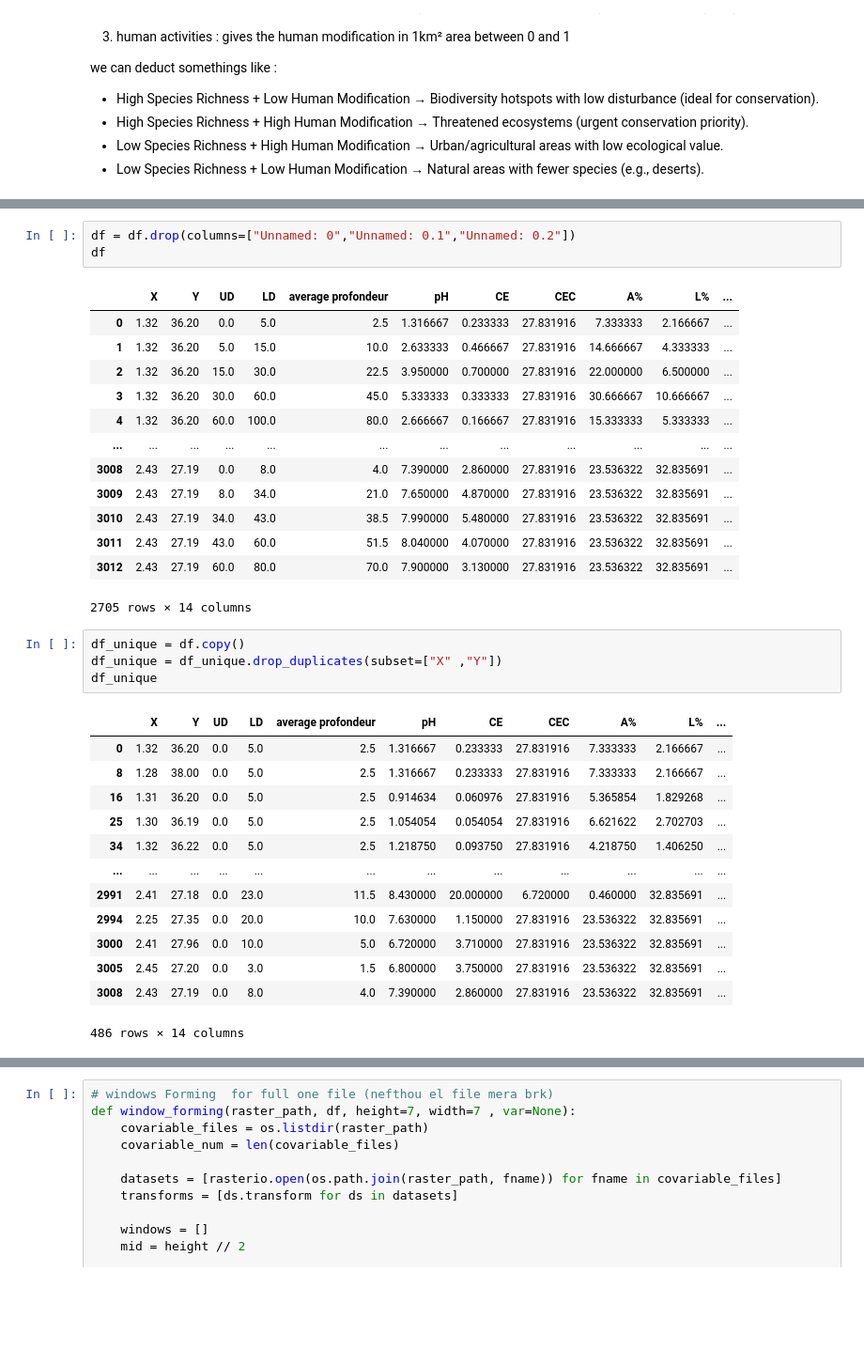
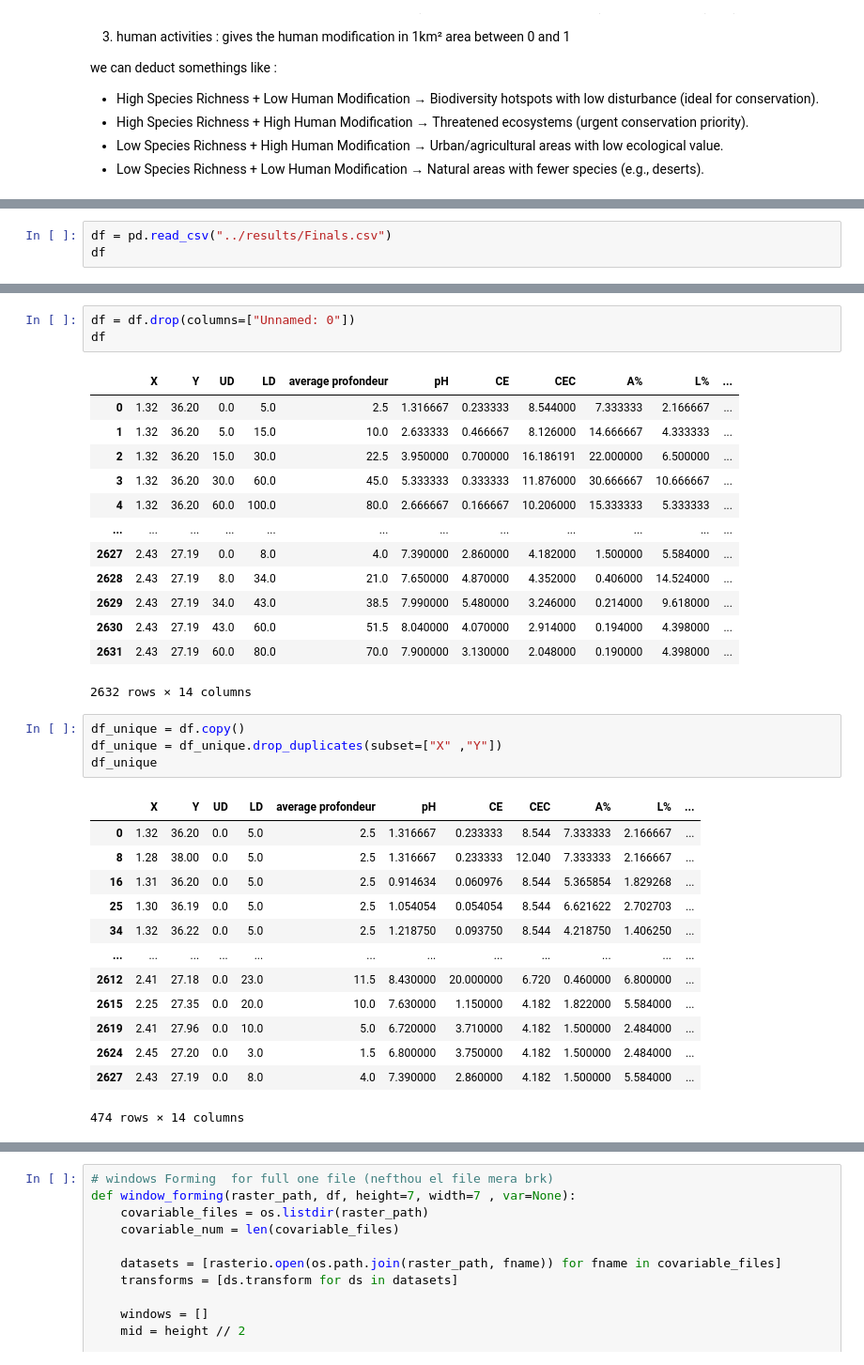
Before and after one commit to adiloucode/Quantum_Multitask_CNN_for_Digital_Soil_Mapping, a Jupyter notebook: Processing/dataReader.ipynb, the cells around one changed output, grey strips where cells are left out. Shown: that part at 94% size. Drawn from its saved outputs; the diff is of its cells as text; blank space fills up the shorter version.

```diff
--- a/Processing/dataReader.ipynb
+++ b/Processing/dataReader.ipynb
@@ -47,0 +23,3 @@ memory usage: 380.4 KB
+# %%
+df = pd.read_csv("../results/Finals.csv")
+df
@@ -48,36 +40,36 @@ memory usage: 380.4 KB
 # %%
-df = df.drop(columns=["Unnamed: 0","Unnamed: 0.1","Unnamed: 0.2"])
+df = df.drop(columns=["Unnamed: 0"])
 df
 # %% [output]
 |  | X | Y | UD | LD | average profondeur | pH | CE | CEC | A% | L% | ... |
-| 0 | 1.32 | 36.20 | 0.0 | 5.0 | 2.5 | 1.316667 | 0.233333 | 27.831916 | 7.333333 | 2.166667 | ... |
-| 1 | 1.32 | 36.20 | 5.0 | 15.0 | 10.0 | 2.633333 | 0.466667 | 27.831916 | 14.666667 | 4.333333 | ... |
-| 2 | 1.32 | 36.20 | 15.0 | 30.0 | 22.5 | 3.950000 | 0.700000 | 27.831916 | 22.000000 | 6.500000 | ... |
-| 3 | 1.32 | 36.20 | 30.0 | 60.0 | 45.0 | 5.333333 | 0.333333 | 27.831916 | 30.666667 | 10.666667 | ... |
-| 4 | 1.32 | 36.20 | 60.0 | 100.0 | 80.0 | 2.666667 | 0.166667 | 27.831916 | 15.333333 | 5.333333 | ... |
+| 0 | 1.32 | 36.20 | 0.0 | 5.0 | 2.5 | 1.316667 | 0.233333 | 8.544000 | 7.333333 | 2.166667 | ... |
+| 1 | 1.32 | 36.20 | 5.0 | 15.0 | 10.0 | 2.633333 | 0.466667 | 8.126000 | 14.666667 | 4.333333 | ... |
+| 2 | 1.32 | 36.20 | 15.0 | 30.0 | 22.5 | 3.950000 | 0.700000 | 16.186191 | 22.000000 | 6.500000 | ... |
+| 3 | 1.32 | 36.20 | 30.0 | 60.0 | 45.0 | 5.333333 | 0.333333 | 11.876000 | 30.666667 | 10.666667 | ... |
+| 4 | 1.32 | 36.20 | 60.0 | 100.0 | 80.0 | 2.666667 | 0.166667 | 10.206000 | 15.333333 | 5.333333 | ... |
 | ... | ... | ... | ... | ... | ... | ... | ... | ... | ... | ... | ... |
-| 3008 | 2.43 | 27.19 | 0.0 | 8.0 | 4.0 | 7.390000 | 2.860000 | 27.831916 | 23.536322 | 32.835691 | ... |
-| 3009 | 2.43 | 27.19 | 8.0 | 34.0 | 21.0 | 7.650000 | 4.870000 | 27.831916 | 23.536322 | 32.835691 | ... |
-| 3010 | 2.43 | 27.19 | 34.0 | 43.0 | 38.5 | 7.990000 | 5.480000 | 27.831916 | 23.536322 | 32.835691 | ... |
-| 3011 | 2.43 | 27.19 | 43.0 | 60.0 | 51.5 | 8.040000 | 4.070000 | 27.831916 | 23.536322 | 32.835691 | ... |
-| 3012 | 2.43 | 27.19 | 60.0 | 80.0 | 70.0 | 7.900000 | 3.130000 | 27.831916 | 23.536322 | 32.835691 | ... |
+| 2627 | 2.43 | 27.19 | 0.0 | 8.0 | 4.0 | 7.390000 | 2.860000 | 4.182000 | 1.500000 | 5.584000 | ... |
+| 2628 | 2.43 | 27.19 | 8.0 | 34.0 | 21.0 | 7.650000 | 4.870000 | 4.352000 | 0.406000 | 14.524000 | ... |
+| 2629 | 2.43 | 27.19 | 34.0 | 43.0 | 38.5 | 7.990000 | 5.480000 | 3.246000 | 0.214000 | 9.618000 | ... |
+| 2630 | 2.43 | 27.19 | 43.0 | 60.0 | 51.5 | 8.040000 | 4.070000 | 2.914000 | 0.194000 | 4.398000 | ... |
+| 2631 | 2.43 | 27.19 | 60.0 | 80.0 | 70.0 | 7.900000 | 3.130000 | 2.048000 | 0.190000 | 4.398000 | ... |
-2705 rows × 14 columns
+2632 rows × 14 columns
 # %%
 df_unique = df.copy()
 df_unique = df_unique.drop_duplicates(subset=["X" ,"Y"])
 df_unique
 # %% [output]
 |  | X | Y | UD | LD | average profondeur | pH | CE | CEC | A% | L% | ... |
-| 0 | 1.32 | 36.20 | 0.0 | 5.0 | 2.5 | 1.316667 | 0.233333 | 27.831916 | 7.333333 | 2.166667 | ... |
-| 8 | 1.28 | 38.00 | 0.0 | 5.0 | 2.5 | 1.316667 | 0.233333 | 27.831916 | 7.333333 | 2.166667 | ... |
-| 16 | 1.31 | 36.20 | 0.0 | 5.0 | 2.5 | 0.914634 | 0.060976 | 27.831916 | 5.365854 | 1.829268 | ... |
-| 25 | 1.30 | 36.19 | 0.0 | 5.0 | 2.5 | 1.054054 | 0.054054 | 27.831916 | 6.621622 | 2.702703 | ... |
-| 34 | 1.32 | 36.22 | 0.0 | 5.0 | 2.5 | 1.218750 | 0.093750 | 27.831916 | 4.218750 | 1.406250 | ... |
+| 0 | 1.32 | 36.20 | 0.0 | 5.0 | 2.5 | 1.316667 | 0.233333 | 8.544 | 7.333333 | 2.166667 | ... |
+| 8 | 1.28 | 38.00 | 0.0 | 5.0 | 2.5 | 1.316667 | 0.233333 | 12.040 | 7.333333 | 2.166667 | ... |
+| 16 | 1.31 | 36.20 | 0.0 | 5.0 | 2.5 | 0.914634 | 0.060976 | 8.544 | 5.365854 | 1.829268 | ... |
+| 25 | 1.30 | 36.19 | 0.0 | 5.0 | 2.5 | 1.054054 | 0.054054 | 8.544 | 6.621622 | 2.702703 | ... |
+| 34 | 1.32 | 36.22 | 0.0 | 5.0 | 2.5 | 1.218750 | 0.093750 | 8.544 | 4.218750 | 1.406250 | ... |
 | ... | ... | ... | ... | ... | ... | ... | ... | ... | ... | ... | ... |
-| 2991 | 2.41 | 27.18 | 0.0 | 23.0 | 11.5 | 8.430000 | 20.000000 | 6.720000 | 0.460000 | 32.835691 | ... |
-| 2994 | 2.25 | 27.35 | 0.0 | 20.0 | 10.0 | 7.630000 | 1.150000 | 27.831916 | 23.536322 | 32.835691 | ... |
-| 3000 | 2.41 | 27.96 | 0.0 | 10.0 | 5.0 | 6.720000 | 3.710000 | 27.831916 | 23.536322 | 32.835691 | ... |
-| 3005 | 2.45 | 27.20 | 0.0 | 3.0 | 1.5 | 6.800000 | 3.750000 | 27.831916 | 23.536322 | 32.835691 | ... |
-| 3008 | 2.43 | 27.19 | 0.0 | 8.0 | 4.0 | 7.390000 | 2.860000 | 27.831916 | 23.536322 | 32.835691 | ... |
+| 2612 | 2.41 | 27.18 | 0.0 | 23.0 | 11.5 | 8.430000 | 20.000000 | 6.720 | 0.460000 | 6.800000 | ... |
+| 2615 | 2.25 | 27.35 | 0.0 | 20.0 | 10.0 | 7.630000 | 1.150000 | 4.182 | 1.822000 | 5.584000 | ... |
+| 2619 | 2.41 | 27.96 | 0.0 | 10.0 | 5.0 | 6.720000 | 3.710000 | 4.182 | 1.500000 | 2.484000 | ... |
+| 2624 | 2.45 | 27.20 | 0.0 | 3.0 | 1.5 | 6.800000 | 3.750000 | 4.182 | 1.500000 | 2.484000 | ... |
+| 2627 | 2.43 | 27.19 | 0.0 | 8.0 | 4.0 | 7.390000 | 2.860000 | 4.182 | 1.500000 | 5.584000 | ... |
-486 rows × 14 columns
+474 rows × 14 columns
 # %%
```
Also changed, not shown: parts of 19 cells of this notebook, 35 other files.
